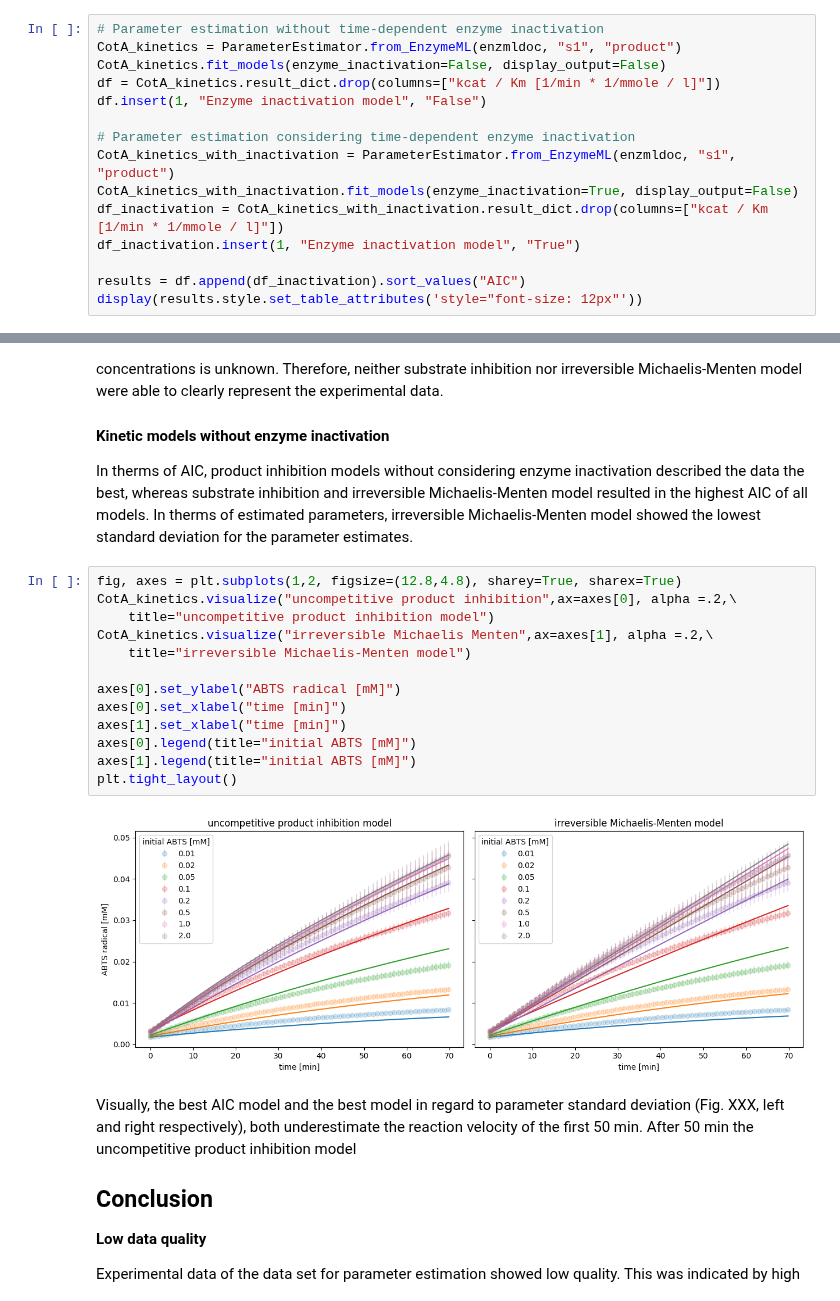
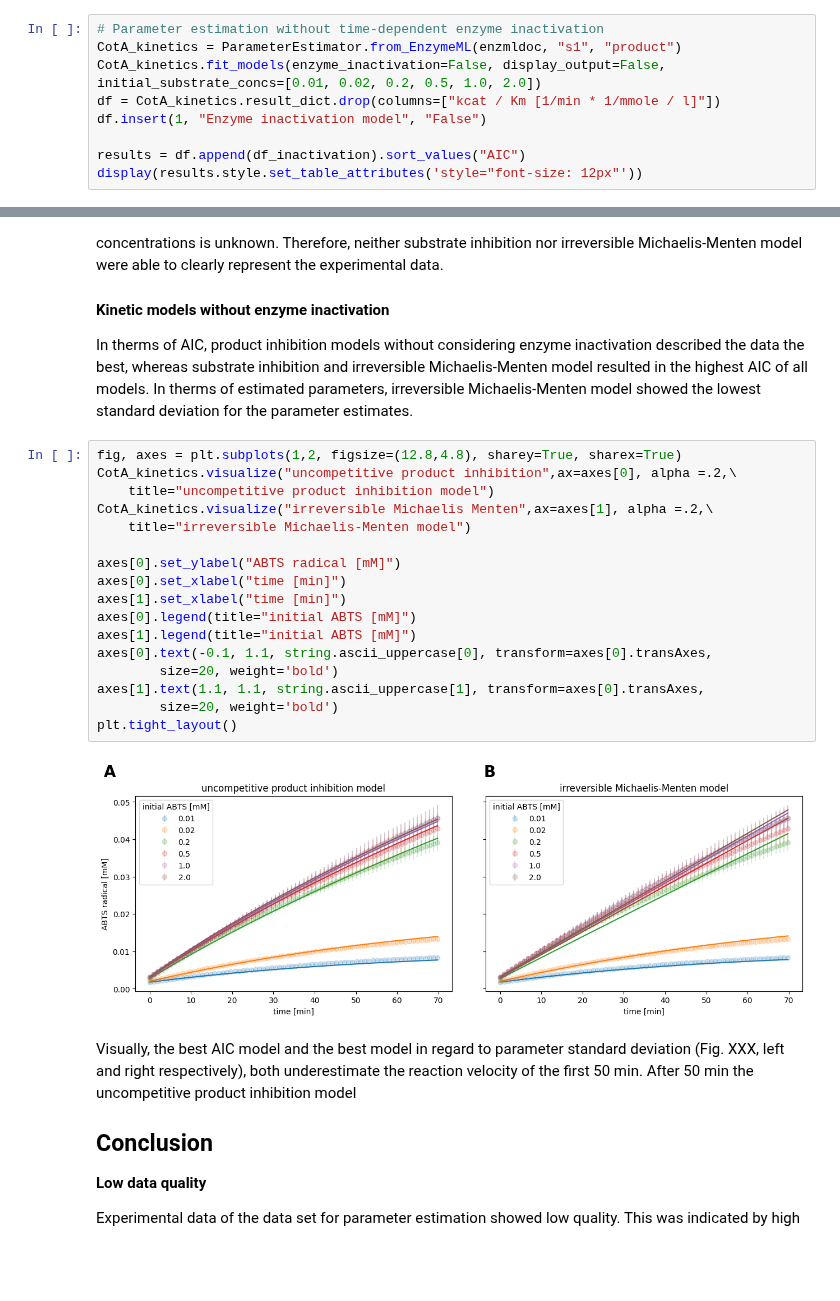
Before and after one commit to haeussma/masterthesis, a Jupyter notebook: _sources/scenarios/enzyme_inactivation.ipynb, the cells around one changed output, grey strips where cells are left out. Drawn from its saved outputs; the diff is of its cells as text; blank space fills up the shorter version.

```diff
--- a/_sources/scenarios/enzyme_inactivation.ipynb
+++ b/_sources/scenarios/enzyme_inactivation.ipynb
@@ -226,16 +265,10 @@ Kinetic parameters were estimated for all models with and without considering en
 # %%
 # Parameter estimation without time-dependent enzyme inactivation
 CotA_kinetics = ParameterEstimator.from_EnzymeML(enzmldoc, "s1", "product")
-CotA_kinetics.fit_models(enzyme_inactivation=False, display_output=False)
+CotA_kinetics.fit_models(enzyme_inactivation=False, display_output=False, initial_substrate_concs=[0.01, 0.02, 0.2, 0.5, 1.0, 2.0])
 df = CotA_kinetics.result_dict.drop(columns=["kcat / Km [1/min * 1/mmole / l]"])
 df.insert(1, "Enzyme inactivation model", "False")
 
-# Parameter estimation considering time-dependent enzyme inactivation
-CotA_kinetics_with_inactivation = ParameterEstimator.from_EnzymeML(enzmldoc, "s1", "product")
-CotA_kinetics_with_inactivation.fit_models(enzyme_inactivation=True, display_output=False)
-df_inactivation = CotA_kinetics_with_inactivation.result_dict.drop(columns=["kcat / Km [1/min * 1/mmole / l]"])
-df_inactivation.insert(1, "Enzyme inactivation model", "True")
-
 results = df.append(df_inactivation).sort_values("AIC")
 display(results.style.set_table_attributes('style="font-size: 12px"'))
 # %% [output]
@@ -285,18 +329,22 @@ In therms of AIC, product inhibition models without considering enzyme inactivat
 # %%
 fig, axes = plt.subplots(1,2, figsize=(12.8,4.8), sharey=True, sharex=True)
 CotA_kinetics.visualize("uncompetitive product inhibition",ax=axes[0], alpha =.2,\
     title="uncompetitive product inhibition model")
 CotA_kinetics.visualize("irreversible Michaelis Menten",ax=axes[1], alpha =.2,\
     title="irreversible Michaelis-Menten model")
 
 axes[0].set_ylabel("ABTS radical [mM]")
 axes[0].set_xlabel("time [min]")
 axes[1].set_xlabel("time [min]")
 axes[0].legend(title="initial ABTS [mM]")
 axes[1].legend(title="initial ABTS [mM]")
+axes[0].text(-0.1, 1.1, string.ascii_uppercase[0], transform=axes[0].transAxes,
+        size=20, weight='bold')
+axes[1].text(1.1, 1.1, string.ascii_uppercase[1], transform=axes[0].transAxes,
+        size=20, weight='bold')
 plt.tight_layout()
 # %% [output]
-[figure, old version]
+[figure, new version]
 # %% [markdown]
 Visually, the best AIC model and the best model in regard to parameter standard deviation (Fig. XXX, left and right respectively), both underestimate the reaction velocity of the first 50 min. After 50 min the uncompetitive product inhibition model
 
```
Also changed, not shown: parts of 15 cells of this notebook, 16 other files.
